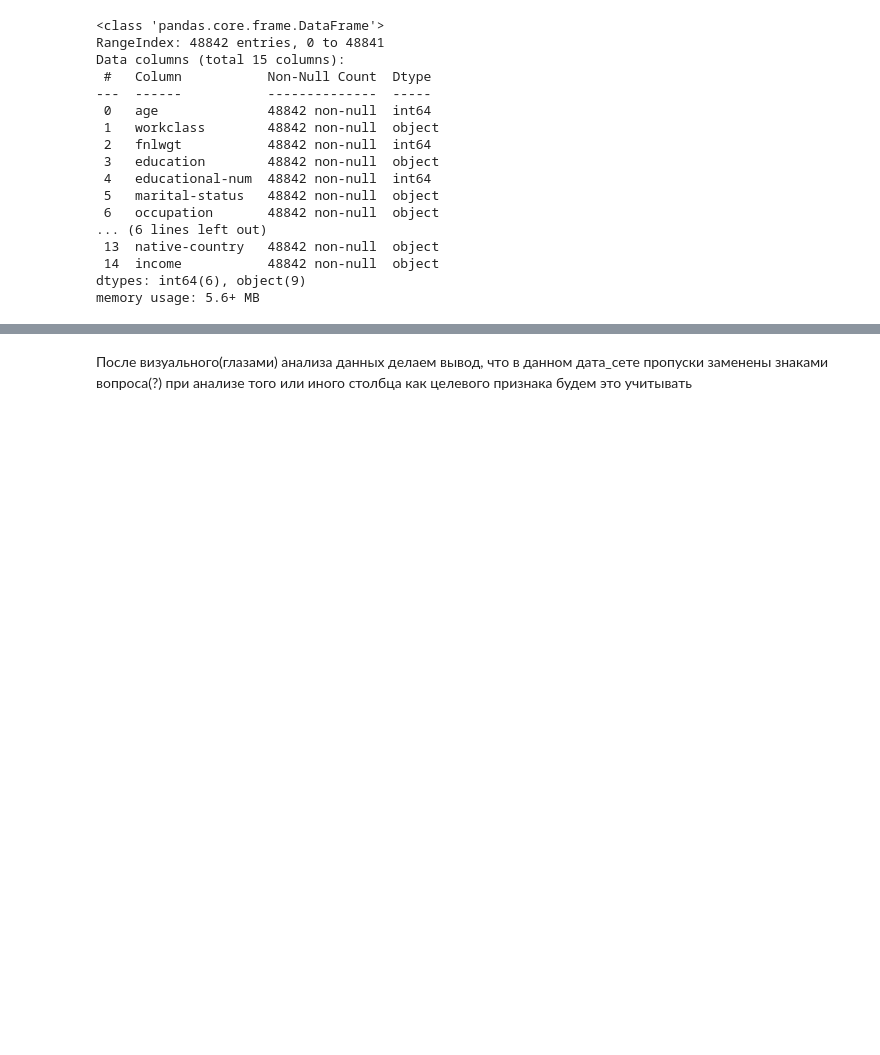
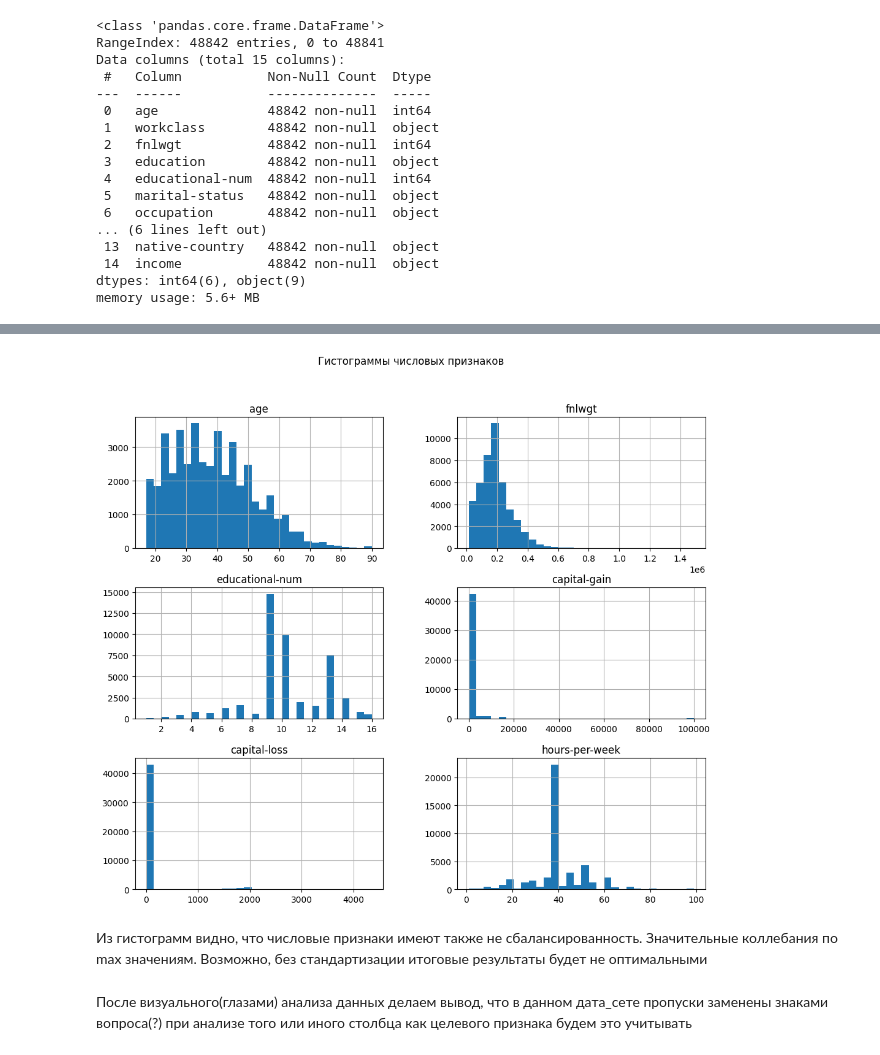
Before and after one commit to koresh123/-Classification-Logistic-Regression-and-SVM, a Jupyter notebook: logistic_and_SVM_regracion.ipynb, the cells around one changed output, grey strips where cells are left out. Drawn from its saved outputs; the diff is of its cells as text; code cells hidden in the pictures; blank space fills up the shorter version.

```diff
--- a/logistic_and_SVM_regracion.ipynb
+++ b/logistic_and_SVM_regracion.ipynb
@@ -48,3 +66,11 @@ memory usage: 5.6+ MB
+# %%
+data.hist(figsize=(12, 10), bins=30)
+plt.suptitle('Гистограммы числовых признаков')
+plt.show()
+# %% [output]
+[figure, added]
+# %% [markdown]
+Из гистограмм видно, что числовые признаки имеют также не сбалансированность. Значительные коллебания по max значениям. Возможно, без стандартизации итоговые результаты будет не оптимальными
 # %% [markdown]
 После визуального(глазами)  анализа данных делаем вывод, что в данном дата_сете пропуски заменены знаками вопроса(?)
 при анализе того или иного столбца как целевого признака будем это учитывать
```
Also changed, not shown: parts of 50 cells of this notebook.
